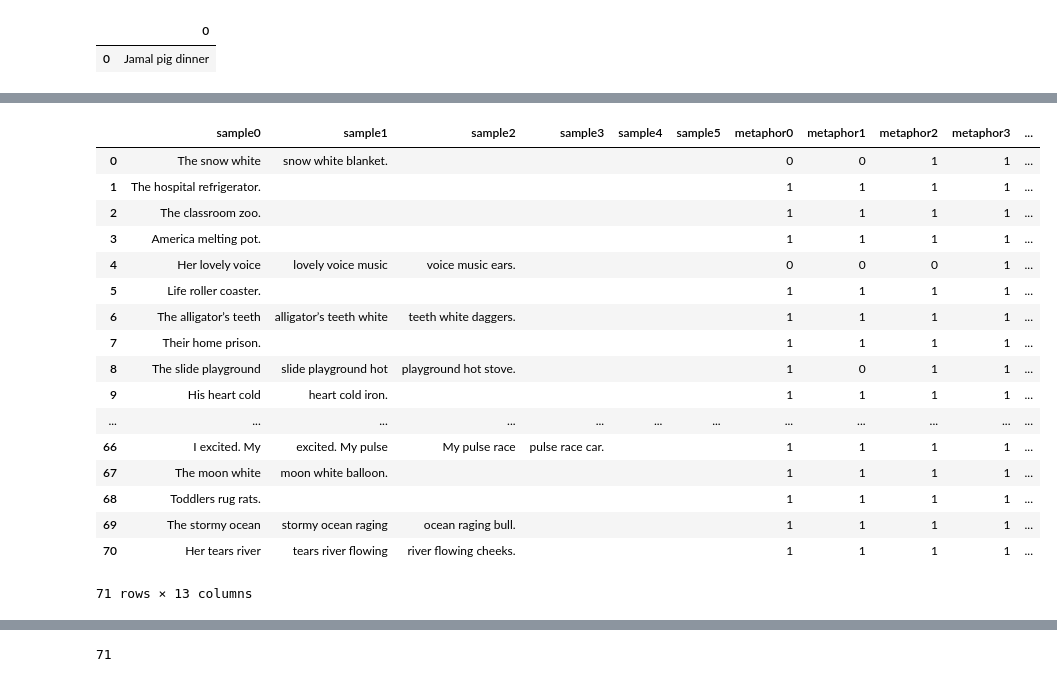
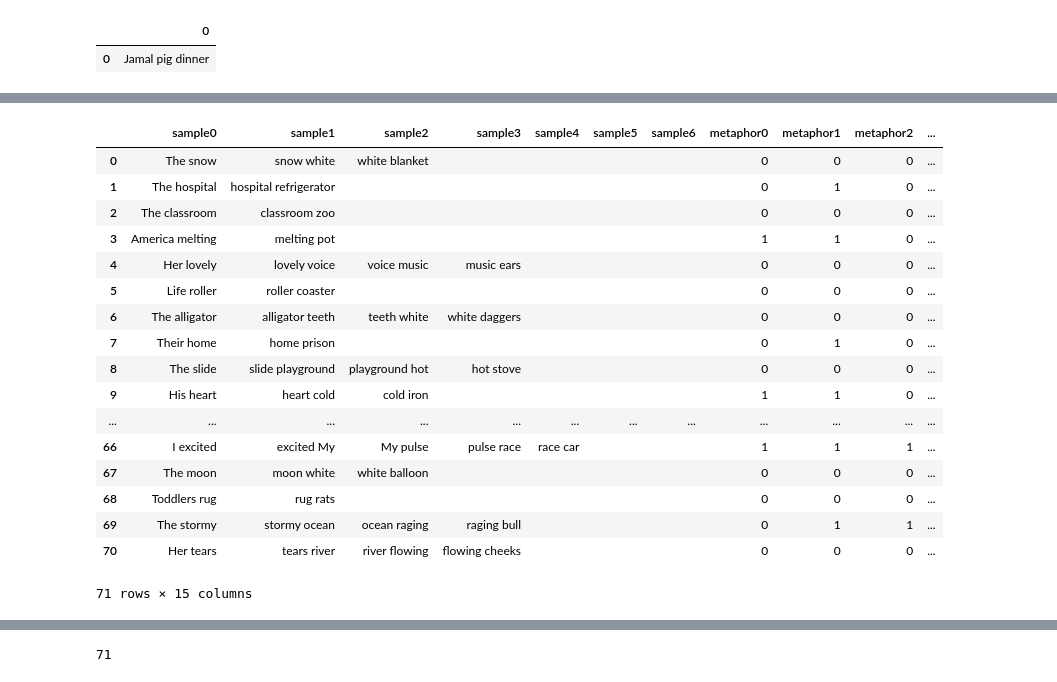
Before and after one commit to gajeam/Pulitzer-Prize-Styleometrics-Project, a Jupyter notebook: Rule 1 metaphor/Working with github metaphor - predicting metaphor.ipynb, the cells around one changed output, grey strips where cells are left out. Saved outputs shown, nothing was run; the diff lists cells and outputs as text; code cells hidden in the pictures.

```diff
--- a/Rule 1 metaphor/Working with github metaphor - predicting metaphor.ipynb
+++ b/Rule 1 metaphor/Working with github metaphor - predicting metaphor.ipynb
@@ -181,7 +140,13 @@ print(vocab)
 # %% [output]
 ['Elector', 'keynote', 'quill', 'outdoor', 'docketed', 'earnings', 'disproportionately', 'sweetness', 'burns', 'middle-aged', 'Constantinople', 'stealer', 'Smithsonian', 'wreath', 'burnt', 'drone', 'h ...
 # %%
-vec = CountVectorizer(ngram_range=(1, 3), token_pattern=r'\b\w+\b', analyzer=u'word', min_df=1, vocabulary=vocab)
+# vec = CountVectorizer(ngram_range=(1, 3), token_pattern=r'\b\w+\b', analyzer=u'word', min_df=1, vocabulary=vocab)
+# df_train = df_train.fillna("")
+# df_dev = df_dev.fillna("")
+# df_test = df_test.fillna("")
+
+
+vec = TfidfVectorizer(ngram_range=(2, 3), token_pattern=r'\b\w+\b', analyzer=u'char', min_df=1)
 df_train = df_train.fillna("")
 df_dev = df_dev.fillna("")
 df_test = df_test.fillna("")
@@ -242,11 +261,22 @@ with open("test_meta_sent.txt", "r") as testset:
     testmeta1 = []
     word_list = ''
     for line in testset:
-        word_list = line.split()
+#         word_list = line.split()
+        tokenizer = RegexpTokenizer(r'\w+')
+        word_list = tokenizer.tokenize(line)
         filtered_words = [word for word in word_list if word not in stopwords.words('english')]
-        testmeta1.append(' '.join(x) for x in trigrams(filtered_words))
-df_test = pd.DataFrame(testmeta1)
+#         testmeta1.append(' '.join(filtered_words))
+        testmeta1.append(' '.join(x) for x in bigrams(filtered_words))
+#         testmeta1.append(' '.join(x) for x in filtered_words)
+# print(testmeta1)
+
+df_test =pd.DataFrame(testmeta1)
 df_test
-df_test.columns = ['sample0', 'sample1', 'sample2', 'sample3', 'sample4', 'sample5']
 df_test = df_test.fillna("")
 df_test
+# df_test.columns = ['sample']
+# df_test = pd.DataFrame(testmeta1)
+# df_test
+df_test.columns = ['sample0', 'sample1', 'sample2', 'sample3', 'sample4', 'sample5', 'sample6']
+# df_test = df_test.fillna("")
+# df_test
@@ -294,51 +305,63 @@ logreg_predictions = logreg_model.predict(arr_test_feature)
 indices = [i for i, x in enumerate(logreg_predictions) if x == 0]
 df_test['metaphor2'] = logreg_predictions
 
 arr_test_feature_sparse = vec.transform(df_test['sample3'])
 arr_test_feature = arr_test_feature_sparse.toarray()
 logreg = LogisticRegression()
 logreg_model = logreg.fit(arr_train_feature, df_train['metaphor'])
 logreg_predictions = logreg_model.predict(arr_test_feature)
 indices = [i for i, x in enumerate(logreg_predictions) if x == 0]
 df_test['metaphor3'] = logreg_predictions
 
 arr_test_feature_sparse = vec.transform(df_test['sample4'])
 arr_test_feature = arr_test_feature_sparse.toarray()
 logreg = LogisticRegression()
 logreg_model = logreg.fit(arr_train_feature, df_train['metaphor'])
 logreg_predictions = logreg_model.predict(arr_test_feature)
 indices = [i for i, x in enumerate(logreg_predictions) if x == 0]
 df_test['metaphor4'] = logreg_predictions
 
 arr_test_feature_sparse = vec.transform(df_test['sample5'])
 arr_test_feature = arr_test_feature_sparse.toarray()
 logreg = LogisticRegression()
 logreg_model = logreg.fit(arr_train_feature, df_train['metaphor'])
 logreg_predictions = logreg_model.predict(arr_test_feature)
 indices = [i for i, x in enumerate(logreg_predictions) if x == 0]
 df_test['metaphor5'] = logreg_predictions
 
-df_test['sum_metaphor'] = df_test['metaphor1'] + df_test['metaphor2'] + df_test['metaphor3'] +df_test['metaphor4'] +df_test['metaphor5']
+arr_test_feature_sparse = vec.transform(df_test['sample6'])
+arr_test_feature = arr_test_feature_sparse.toarray()
+logreg = LogisticRegression()
+logreg_model = logreg.fit(arr_train_feature, df_train['metaphor'])
+logreg_predictions = logreg_model.predict(arr_test_feature)
+indices = [i for i, x in enumerate(logreg_predictions) if x == 0]
+df_test['metaphor6'] = logreg_predictions
 
-if sum(df_test['sum_metaphor']) >= 1:
-    df_test['sum_metaphor'] = 1
+df_test['sum_metaphor'] = df_test['metaphor0'] + df_test['metaphor1'] + df_test['metaphor2'] + df_test['metaphor3'] +df_test['metaphor4'] +df_test['metaphor5'] + df_test['metaphor6']
+
+def count_metaphors():
+    if sum(df_test['sum_metaphor']) >= 1:
+        df_test['sum_metaphor'] = 1
+    else:
+        df_test['sum_metaphor'] = 0
+count_metaphors()
 df_test
 # %% [output]
-|  | sample0 | sample1 | sample2 | sample3 | sample4 | sample5 | metaphor0 | metaphor1 | metaphor2 | metaphor3 | ... |
-| 0 | The snow white | snow white blanket. |  |  |  |  | 0 | 0 | 1 | 1 | ... |
-| 1 | The hospital refrigerator. |  |  |  |  |  | 1 | 1 | 1 | 1 | ... |
-| 2 | The classroom zoo. |  |  |  |  |  | 1 | 1 | 1 | 1 | ... |
-| 3 | America melting pot. |  |  |  |  |  | 1 | 1 | 1 | 1 | ... |
-| 4 | Her lovely voice | lovely voice music | voice music ears. |  |  |  | 0 | 0 | 0 | 1 | ... |
-| 5 | Life roller coaster. |  |  |  |  |  | 1 | 1 | 1 | 1 | ... |
-| 6 | The alligator’s teeth | alligator’s teeth white | teeth white daggers. |  |  |  | 1 | 1 | 1 | 1 | ... |
-| 7 | Their home prison. |  |  |  |  |  | 1 | 1 | 1 | 1 | ... |
-| 8 | The slide playground | slide playground hot | playground hot stove. |  |  |  | 1 | 0 | 1 | 1 | ... |
-| 9 | His heart cold | heart cold iron. |  |  |  |  | 1 | 1 | 1 | 1 | ... |
+|  | sample0 | sample1 | sample2 | sample3 | sample4 | sample5 | sample6 | metaphor0 | metaphor1 | metaphor2 | ... |
+| 0 | The snow | snow white | white blanket |  |  |  |  | 0 | 0 | 0 | ... |
+| 1 | The hospital | hospital refrigerator |  |  |  |  |  | 0 | 1 | 0 | ... |
+| 2 | The classroom | classroom zoo |  |  |  |  |  | 0 | 0 | 0 | ... |
+| 3 | America melting | melting pot |  |  |  |  |  | 1 | 1 | 0 | ... |
+| 4 | Her lovely | lovely voice | voice music | music ears |  |  |  | 0 | 0 | 0 | ... |
+| 5 | Life roller | roller coaster |  |  |  |  |  | 0 | 0 | 0 | ... |
+| 6 | The alligator | alligator teeth | teeth white | white daggers |  |  |  | 0 | 0 | 0 | ... |
+| 7 | Their home | home prison |  |  |  |  |  | 0 | 1 | 0 | ... |
+| 8 | The slide | slide playground | playground hot | hot stove |  |  |  | 0 | 0 | 0 | ... |
+| 9 | His heart | heart cold | cold iron |  |  |  |  | 1 | 1 | 0 | ... |
 | ... | ... | ... | ... | ... | ... | ... | ... | ... | ... | ... | ... |
-| 66 | I excited. My | excited. My pulse | My pulse race | pulse race car. |  |  | 1 | 1 | 1 | 1 | ... |
-| 67 | The moon white | moon white balloon. |  |  |  |  | 1 | 1 | 1 | 1 | ... |
-| 68 | Toddlers rug rats. |  |  |  |  |  | 1 | 1 | 1 | 1 | ... |
-| 69 | The stormy ocean | stormy ocean raging | ocean raging bull. |  |  |  | 1 | 1 | 1 | 1 | ... |
-| 70 | Her tears river | tears river flowing | river flowing cheeks. |  |  |  | 1 | 1 | 1 | 1 | ... |
+| 66 | I excited | excited My | My pulse | pulse race | race car |  |  | 1 | 1 | 1 | ... |
+| 67 | The moon | moon white | white balloon |  |  |  |  | 0 | 0 | 0 | ... |
+| 68 | Toddlers rug | rug rats |  |  |  |  |  | 0 | 0 | 0 | ... |
+| 69 | The stormy | stormy ocean | ocean raging | raging bull |  |  |  | 0 | 1 | 1 | ... |
+| 70 | Her tears | tears river | river flowing | flowing cheeks |  |  |  | 0 | 0 | 0 | ... |
-71 rows × 13 columns
+71 rows × 15 columns
```
Also changed, not shown: parts of 18 cells of this notebook, 2 other files.
